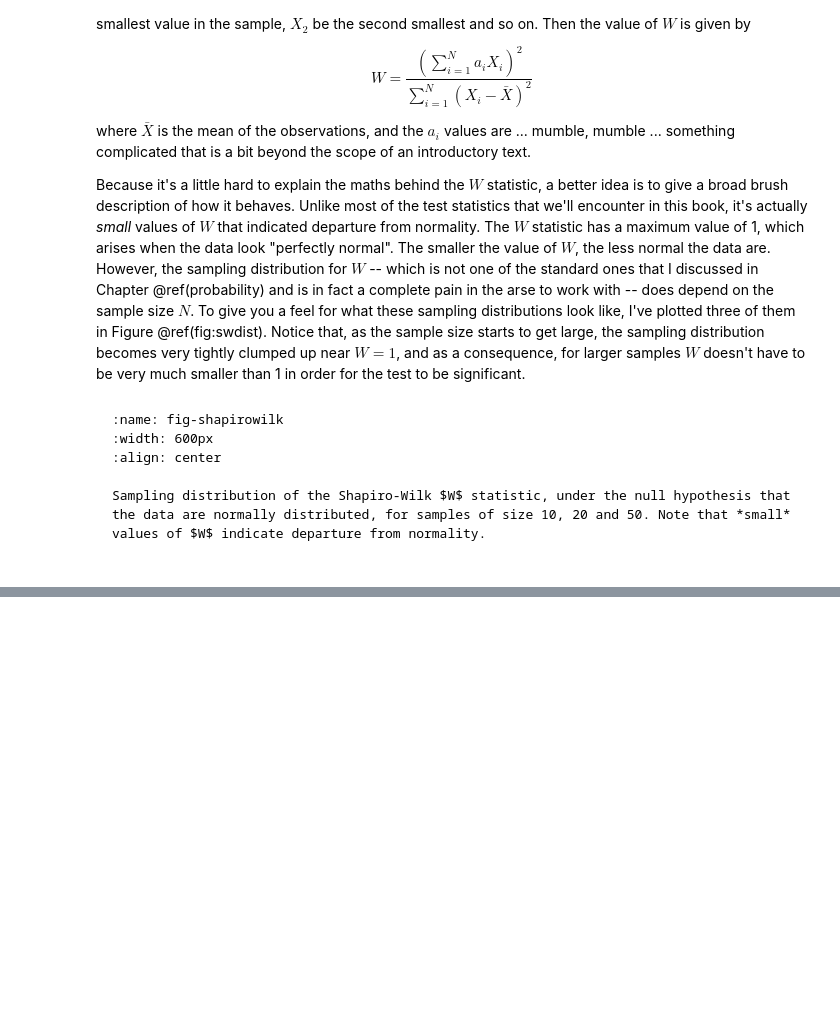
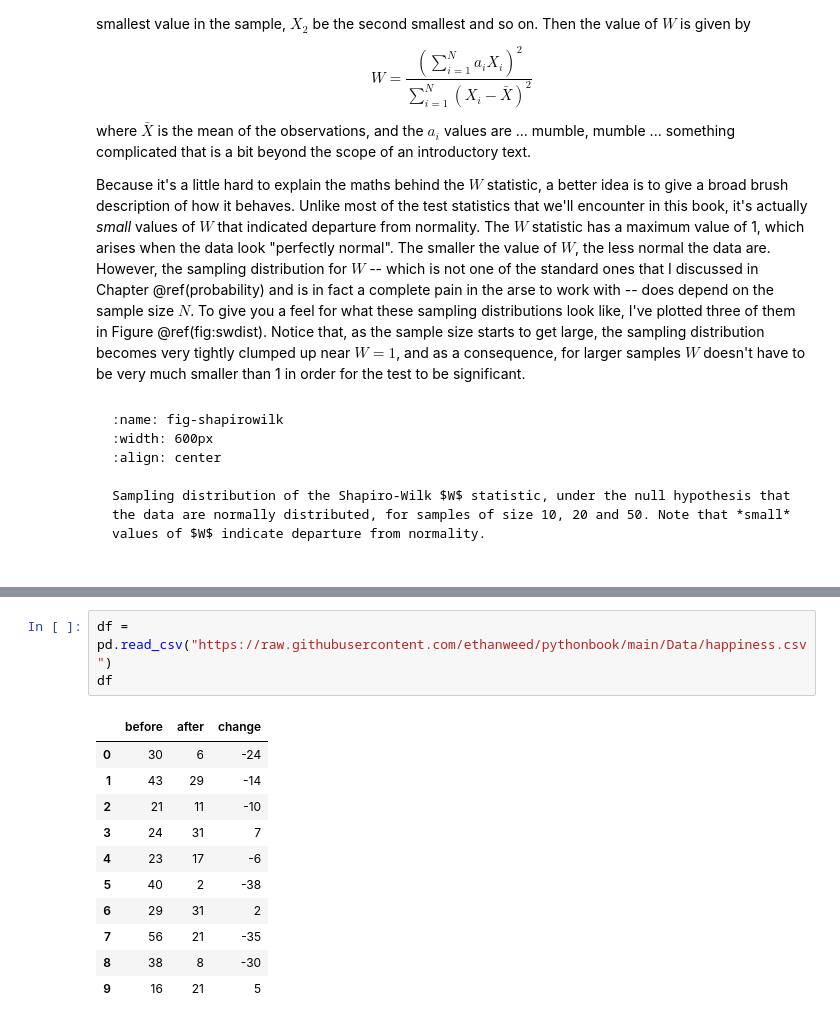
Before and after one commit to ethanweed/pythonbook, a Jupyter notebook: Book/_build/jupyter_execute/05.02-ttest.ipynb, the cells around one changed output, grey strips where cells are left out. Cells and saved outputs as stored; diff of their text form; blank space fills up the shorter version.

```diff
--- a/Book/_build/jupyter_execute/05.02-ttest.ipynb
+++ b/Book/_build/jupyter_execute/05.02-ttest.ipynb
@@ -1476,0 +1445,15 @@ wilcox.test( x = happiness$after,
+# %%
+df = pd.read_csv("https://raw.githubusercontent.com/ethanweed/pythonbook/main/Data/happiness.csv")
+df
+# %% [output]
+|  | before | after | change |
+| 0 | 30 | 6 | -24 |
+| 1 | 43 | 29 | -14 |
+| 2 | 21 | 11 | -10 |
+| 3 | 24 | 31 | 7 |
+| 4 | 23 | 17 | -6 |
+| 5 | 40 | 2 | -38 |
+| 6 | 29 | 31 | 2 |
+| 7 | 56 | 21 | -35 |
+| 8 | 38 | 8 | -30 |
+| 9 | 16 | 21 | 5 |
```
Also changed, not shown: parts of 17 cells of this notebook, 11 other files.
